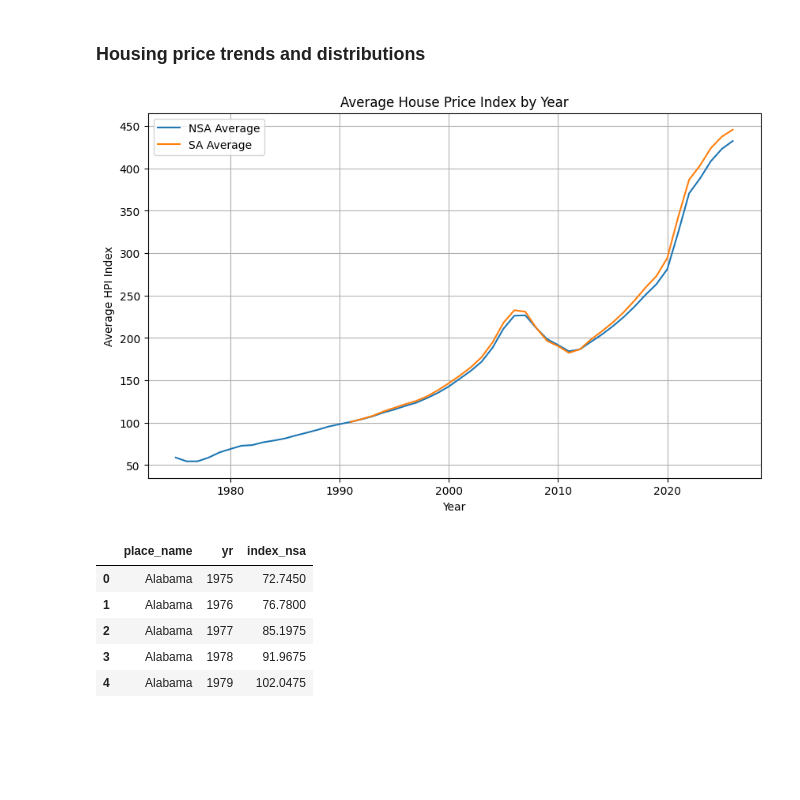
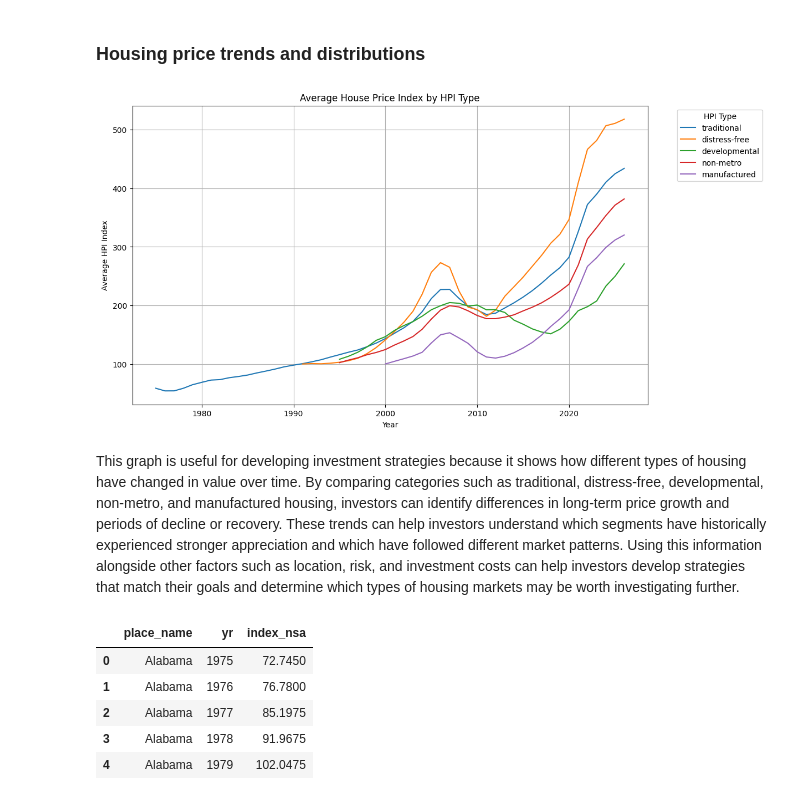
Before and after one commit to j-dudas11/DS_201_Capstone_1_Jake_Dudas, a Jupyter notebook: DSCap1v2.ipynb, the cells around one changed output. Saved outputs shown, nothing was run; the diff lists cells and outputs as text; code cells hidden in the pictures; blank space fills up the shorter version.

```diff
--- a/DSCap1v2.ipynb
+++ b/DSCap1v2.ipynb
@@ -234,23 +229,25 @@ df[["yr", "index_nsa", "index_sa"]].describe()
 # %%
 import pandas as pd
 import matplotlib.pyplot as plt
 
-yearly_avg = df.groupby('yr')[['index_nsa', 'index_sa']].mean().reset_index()
+yearly_type = df.groupby(['yr', 'hpi_type'])['index_nsa'].mean().reset_index()
 
-plt.figure(figsize=(10, 6))
+plt.figure(figsize=(12, 7))
 
-plt.plot(yearly_avg['yr'], yearly_avg['index_nsa'], label='NSA Average')
-plt.plot(yearly_avg['yr'], yearly_avg['index_sa'], label='SA Average')
+for hpi_type in yearly_type['hpi_type'].unique():
+    data = yearly_type[yearly_type['hpi_type'] == hpi_type]
+    plt.plot(data['yr'], data['index_nsa'], label=hpi_type)
 
 plt.xlabel('Year')
 plt.ylabel('Average HPI Index')
-plt.title('Average House Price Index by Year')
-plt.legend()
+plt.title('Average House Price Index by HPI Type')
+plt.legend(title='HPI Type', bbox_to_anchor=(1.05, 1), loc='upper left')
 plt.grid(True)
-
 plt.show()
 # %% [output]
-[figure, old version]
+[figure, new version]
+# %% [markdown]
+This graph is useful for developing investment strategies because it shows how different types of housing have changed in value over time. By comparing categories such as traditional, distress-free, developmental, non-metro, and manufactured housing, investors can identify differences in long-term price growth and periods of decline or recovery. These trends can help investors understand which segments have historically experienced stronger appreciation and which have followed different market patterns. Using this information alongside other factors such as location, risk, and investment costs can help investors develop strategies that match their goals and determine which types of housing markets may be worth investigating further.
 # %%
 # Keep only state-level records with an HPI value
 state_data = df[
```
Also changed, not shown: parts of 3 cells of this notebook.
